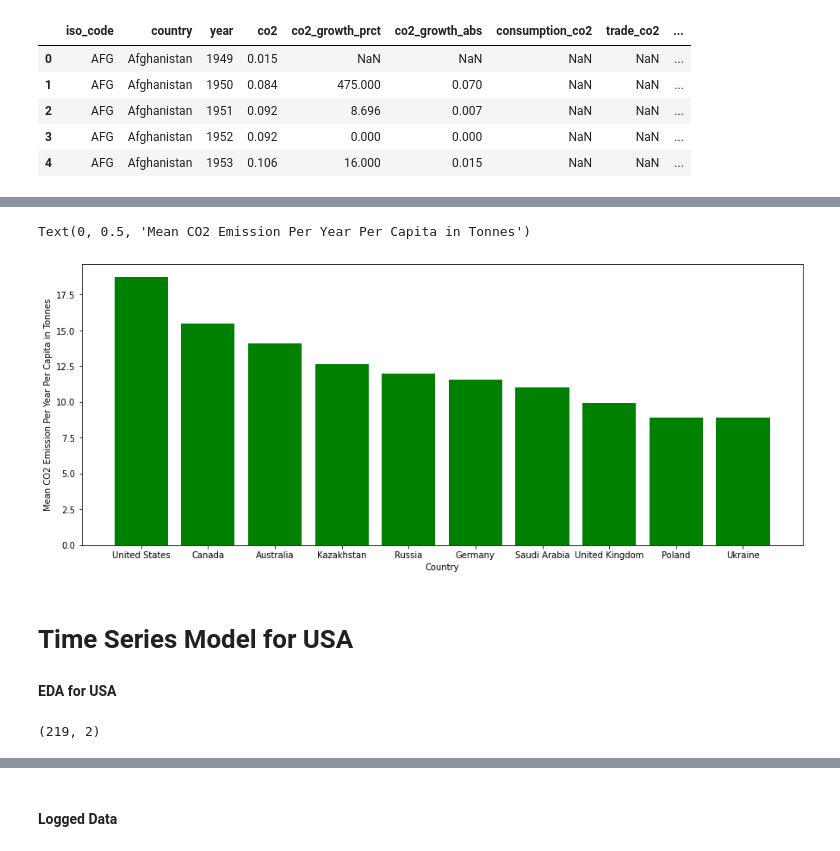
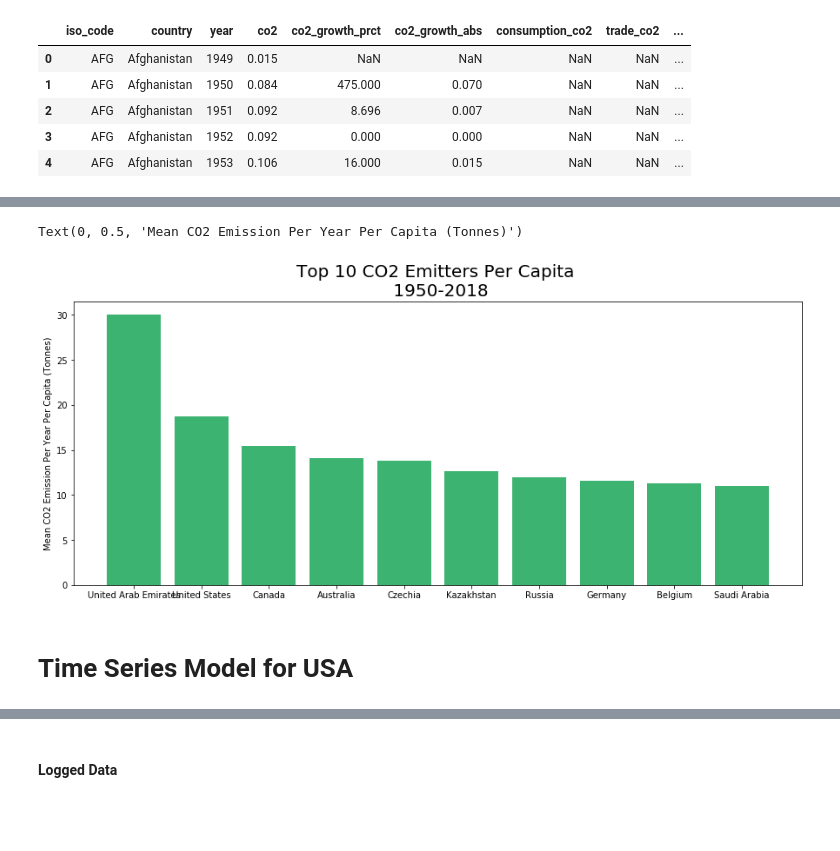
Before and after one commit to Davida1014/CO2_TimeSeries, a Jupyter notebook: CO2_TimeSeries.ipynb, the cells around one changed output, grey strips where cells are left out. Cells and saved outputs as stored; diff of their text form; code cells hidden in the pictures; blank space fills up the shorter version.

```diff
--- a/CO2_TimeSeries.ipynb
+++ b/CO2_TimeSeries.ipynb
@@ -86,0 +181,6 @@ print(top10_percapita)
+# %%
+df.groupby(['country'])['co2'].mean()
+
+df = df[(df['price']<=1700000)]
+
+#df_top_co2 = df.loc[df['country'].isin(top_co2)]
@@ -87,27 +201,26 @@ print(top10_percapita)
 # %%
+# Find top 10 CO2 emitters per capita,
+# countries that emit more than an average of 150 tonnes per year per capita
+
+# Create list of top 10 emitters
+
+top_co2 = list(df.groupby(['country'])['co2'].mean().sort_values(ascending=False)[:22].index)
+df_top_co2 = df.loc[df['country'].isin(top_co2)]
+
+top10_percapita = list(df_top_co2.groupby(['country'])['co2_per_capita'].mean().sort_values(ascending=False)[:10].index)
+
+# Plot data
 df_top10 = df.loc[df['country'].isin(top10_percapita)]
 fig, ax = plt.subplots(figsize=(15,6))
-plt.bar(x = df_top10.groupby(['country'])['co2_per_capita'].mean().sort_values(ascending=False).index,
+plt.bar(x = top10_percapita,
         height = df_top10.groupby(['country'])['co2_per_capita'].mean().sort_values(ascending=False),
-       color = 'green')
-plt.xlabel('Country')
-plt.ylabel('Mean CO2 Emission Per Year Per Capita in Tonnes')
+       color = 'mediumseagreen')
+
+plt.title('Top 10 CO2 Emitters Per Capita \n 1950-2018', fontsize=20)
+#plt.xlabel('Country')
+plt.ylabel('Mean CO2 Emission Per Year Per Capita (Tonnes)')
 # %% [output]
-Text(0, 0.5, 'Mean CO2 Emission Per Year Per Capita in Tonnes')
+Text(0, 0.5, 'Mean CO2 Emission Per Year Per Capita (Tonnes)')
-[figure, old version]
+[figure, new version]
 # %% [markdown]
 # Time Series Model for USA
-# %% [markdown]
-**EDA for USA**
-# %%
-#Reload original df to get pre-1950 USA data
-df_USA = data
-
-#Only include USA co2_per_capita data post-1800 (lacking data before this date)
-df_USA = df_USA[df_USA['year'] >= 1800]
-df_USA = df_USA[df_USA['country'] == 'United States']
-df_USA = df_USA[['year','co2_per_capita']]
-
-print(df_USA.shape)
-# %% [output]
-(219, 2)
```
Also changed, not shown: parts of 178 cells of this notebook, 2 other files.
